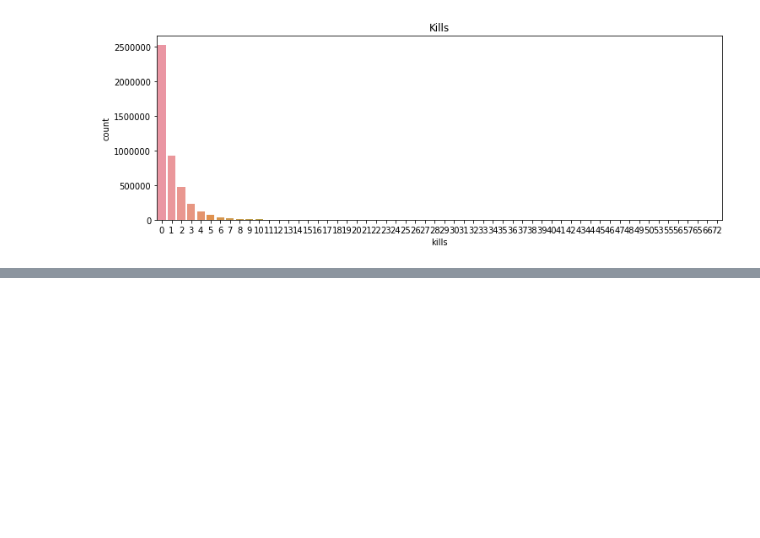
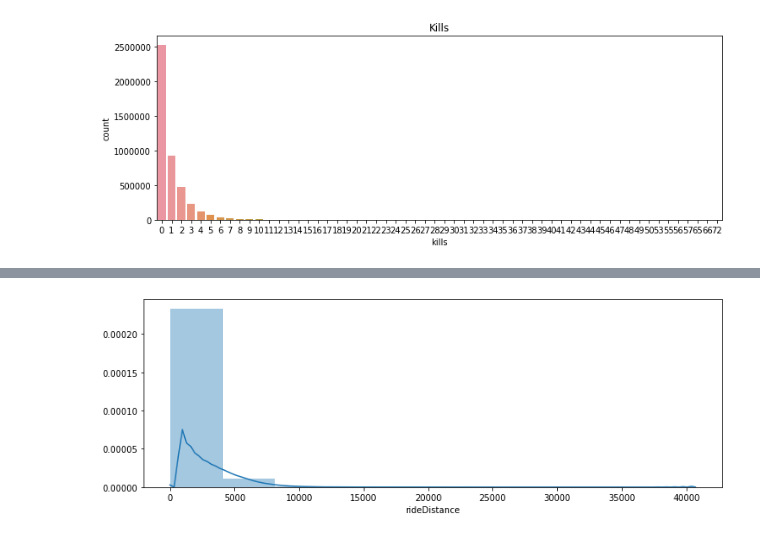
Before and after one commit to Sen-Ma/PUBG-Kaggle, a Jupyter notebook: PUBG_Data_Exploration.ipynb, the cells around one changed output, grey strips where cells are left out. Cells and saved outputs as stored; diff of their text form; code cells hidden in the pictures; blank space fills up the shorter version.

```diff
--- a/PUBG_Data_Exploration.ipynb
+++ b/PUBG_Data_Exploration.ipynb
@@ -213,0 +316,8 @@ plt.show()
+# %%
+train.drop(train[train['walkDistance']>=10000].index, inplace=True)
+# %%
+plt.figure(figsize = (12,4))
+sns.distplot(train['rideDistance'],bins = 10)
+plt.show()
+# %% [output]
+[figure, added]
```
Also changed, not shown: parts of 51 cells of this notebook.
